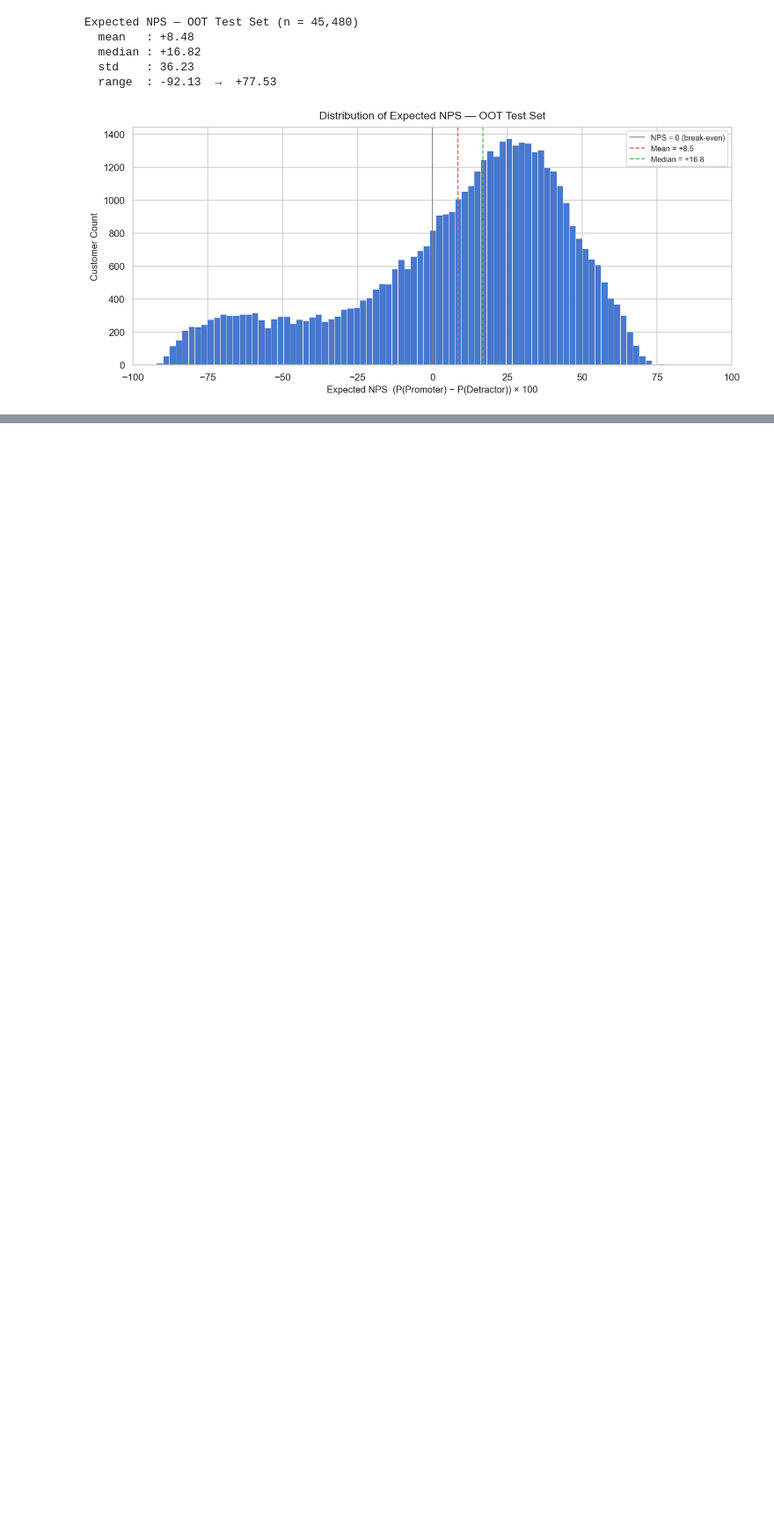
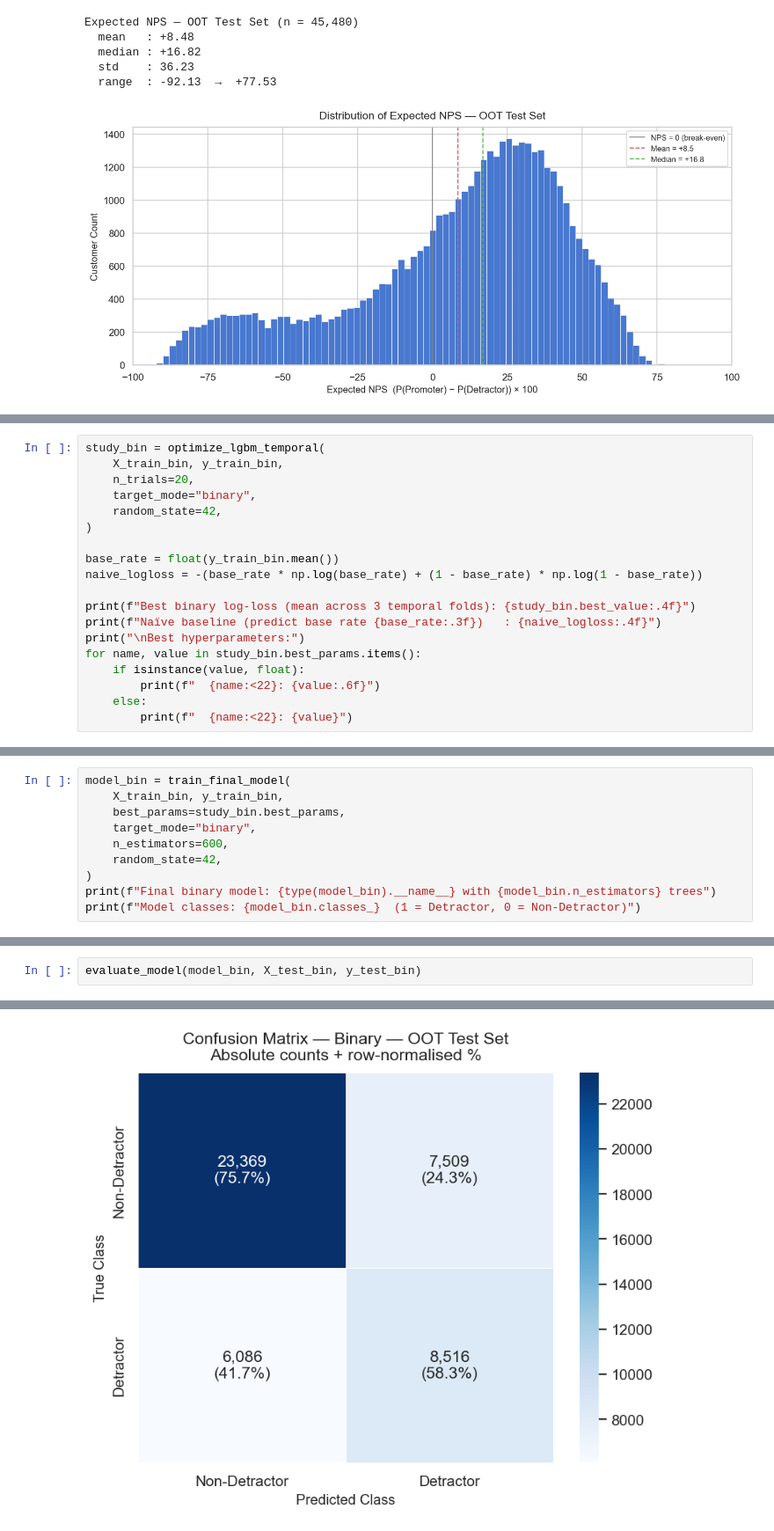
Before and after one commit to med-khalil-jabri/nps-drivers-analytics, a Jupyter notebook: notebooks/01_nps_hybrid_analysis.ipynb, the cells around one changed output, grey strips where cells are left out. Shown at 88% size. Drawn from its saved outputs; the diff is of its cells as text; blank space fills up the shorter version.

```diff
--- a/notebooks/01_nps_hybrid_analysis.ipynb
+++ b/notebooks/01_nps_hybrid_analysis.ipynb
@@ -1285,0 +1382,19 @@ Expected NPS — OOT Test Set (n = 45,480)
+# %%
+study_bin = optimize_lgbm_temporal(
+    X_train_bin, y_train_bin,
+    n_trials=20,
+    target_mode="binary",
+    random_state=42,
+)
+
+base_rate = float(y_train_bin.mean())
+naive_logloss = -(base_rate * np.log(base_rate) + (1 - base_rate) * np.log(1 - base_rate))
+
+print(f"Best binary log-loss (mean across 3 temporal folds): {study_bin.best_value:.4f}")
+print(f"Naïve baseline (predict base rate {base_rate:.3f})   : {naive_logloss:.4f}")
+print("\nBest hyperparameters:")
+for name, value in study_bin.best_params.items():
+    if isinstance(value, float):
+        print(f"  {name:<22}: {value:.6f}")
+    else:
+        print(f"  {name:<22}: {value}")
@@ -1285,0 +1416,10 @@ Expected NPS — OOT Test Set (n = 45,480)
+# %%
+model_bin = train_final_model(
+    X_train_bin, y_train_bin,
+    best_params=study_bin.best_params,
+    target_mode="binary",
+    n_estimators=600,
+    random_state=42,
+)
+print(f"Final binary model: {type(model_bin).__name__} with {model_bin.n_estimators} trees")
+print(f"Model classes: {model_bin.classes_}  (1 = Detractor, 0 = Non-Detractor)")
@@ -1285,0 +1429,3 @@ Expected NPS — OOT Test Set (n = 45,480)
+# %%
+evaluate_model(model_bin, X_test_bin, y_test_bin)
+# %% [output]
@@ -1285,0 +1443 @@ Expected NPS — OOT Test Set (n = 45,480)
+[figure, added]
```
Also changed, not shown: parts of 14 cells of this notebook, 3 other files.
